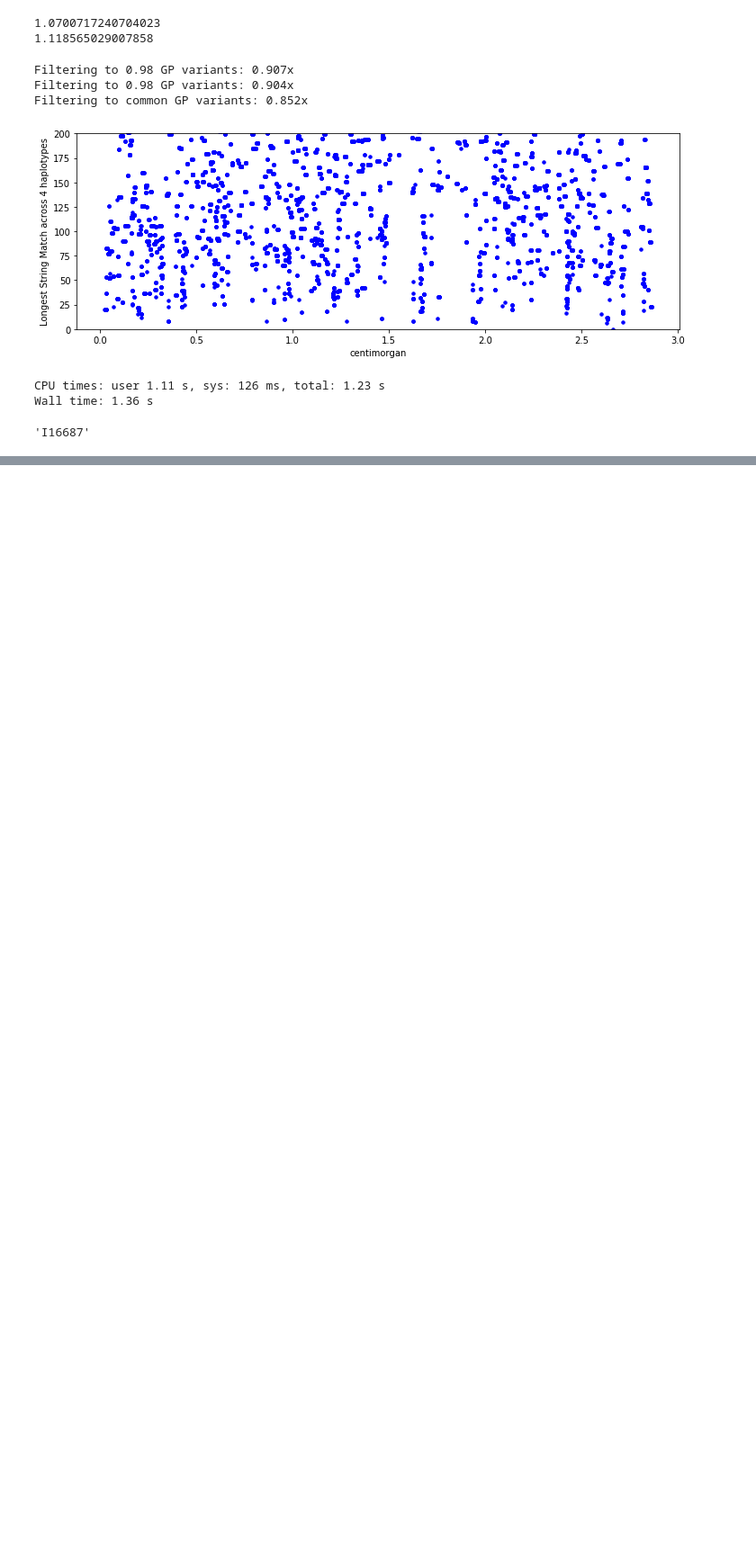
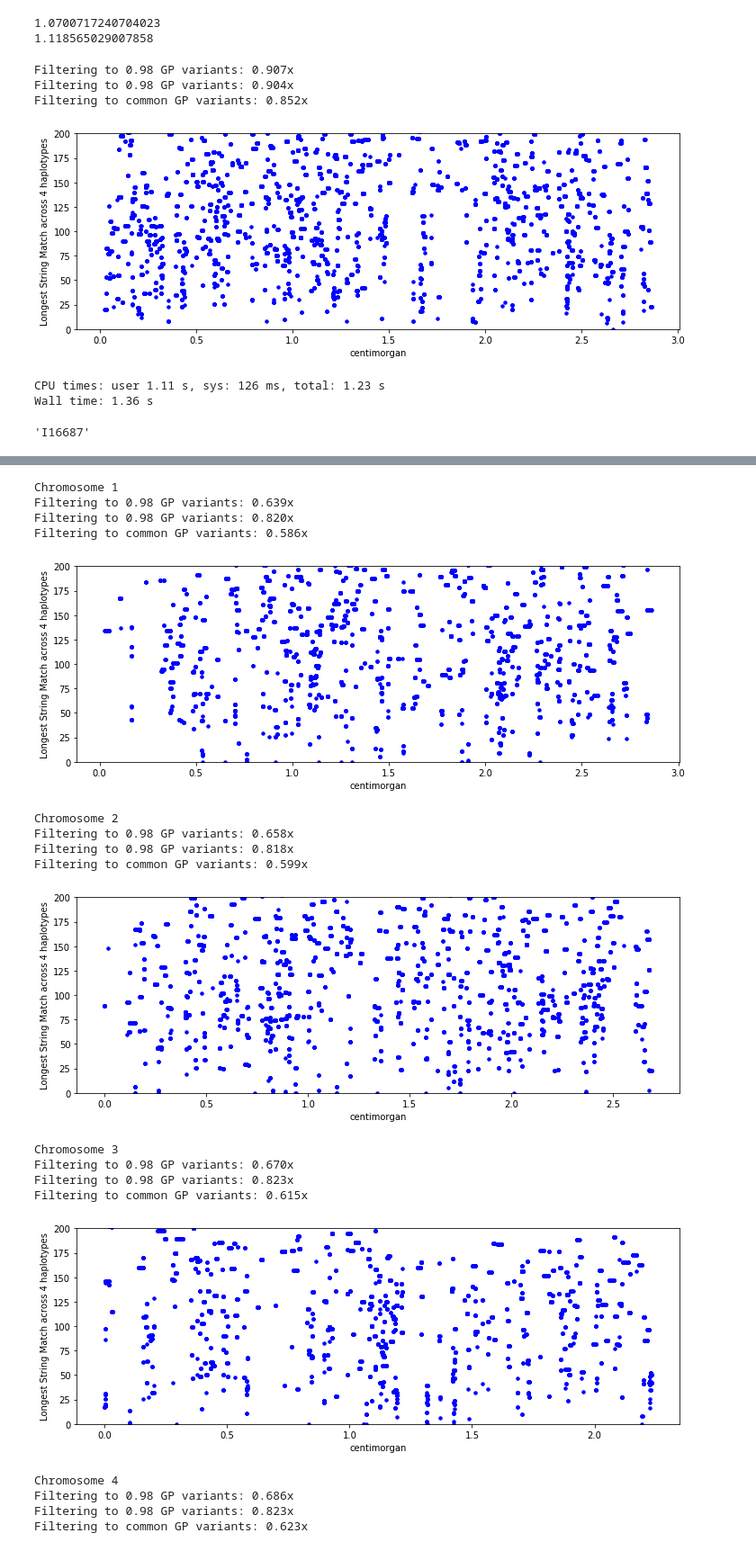
Before and after one commit to hringbauer/ancIBD, a Jupyter notebook: notebook/explore_analysis/plot_hapmatch.ipynb, the cells around one changed output, grey strips where cells are left out. Shown at 90% size. Drawn from its saved outputs; the diff is of its cells as text; code cells hidden in the pictures; blank space fills up the shorter version.

```diff
--- a/notebook/explore_analysis/plot_hapmatch.ipynb
+++ b/notebook/explore_analysis/plot_hapmatch.ipynb
@@ -296,3 +295,24 @@ Wall time: 1.36 s
 iid1
 # %% [output]
 'I16687'
+# %%
+f = h5py.File("./data/hdf5/1240k_v43/ch3.h5", "r") # Load for Sanity Check. See below!
+iid1, iid2 = "prs009-ALL_DATA.SG", "NG10.SG"
+iid1, iid2 = "WEHR_1192SkA", "POST_28"
+iid1, iid2 = "RISE1165", "RISE1172" # 2nd degree
+iid1, iid2 = "POST_131", "POST_140" # 2nd to 3rd degree relative
+iid1, iid2 = "OBN001", "OBN003" # 2nd to 3rd low cov
+iid1, iid2 = "NEO236", "NEO238"
+iid1, iid2 = "I8306", "I8394"
+iid1, iid2 = "Bon001.SG", "ZHJ_BON024.A0101_Luk84"
+#iid1, iid2 = "Tep004.SG", "Tep006.SG"
+#iid1, ii2 = "Brillenhohle", "Darra.I.Kur_d" # Wrong pair, Brillenhohle massive ref bias
+
+#dfr = pd.read_csv("../caribbean_roh/Data/related/relationshps_revision.csv", sep="\t")
+#iid1, iid2 = dfr[["Ind1","Ind2"]].loc[25,:]
+
+j1 = get_idx_iid(f, iid1)
+print(get_coverage(f, j1))
+j2 = get_idx_iid(f, iid2)
+print(get_coverage(f, j2))
+f.close()
@@ -298,0 +322,4 @@ iid1
+# %%
+f = h5py.File("./data/hdf5/1240k_v43/ch3.h5", "r") # Load for Sanity Check. See below!
+mk = get_markers_good(f, j2, cutoff=0.98)
+np.mean(mk)
@@ -298,0 +329,34 @@ iid1
+# %%
+%%time
+for ch in range(1,23):
+    print(f"Chromosome {ch}")
+    f = h5py.File(f"./data/hdf5/1240k_v43/ch{ch}.h5", "r") # Load for Sanity Check. See below!
+    g1, g2, m = get_genos_pairs(f, sample1=iid1, sample2=iid2,
+                                cutoff=0.98, output=True, phased=True)
+
+    max_suffix = max_suffix_string(g1, g2)
+    max_prefix = max_suffix_string(g1[::-1], g2[::-1])[::-1]
+    max_str = max_suffix+max_prefix
+
+    plot_string_match(m, max_str, title="", ylim=[0,200], c="blue")
+    f.close()
+# %% [output]
+Chromosome 1
+Filtering to 0.98 GP variants: 0.639x
+Filtering to 0.98 GP variants: 0.820x
+Filtering to common GP variants: 0.586x
+[figure, added]
+Chromosome 2
+Filtering to 0.98 GP variants: 0.658x
+Filtering to 0.98 GP variants: 0.818x
+Filtering to common GP variants: 0.599x
+[figure, added]
+Chromosome 3
+Filtering to 0.98 GP variants: 0.670x
+Filtering to 0.98 GP variants: 0.823x
+Filtering to common GP variants: 0.615x
+[figure, added]
+Chromosome 4
+Filtering to 0.98 GP variants: 0.686x
+Filtering to 0.98 GP variants: 0.823x
+Filtering to common GP variants: 0.623x
```
Also changed, not shown: parts of 6 cells of this notebook, 2 other files.
